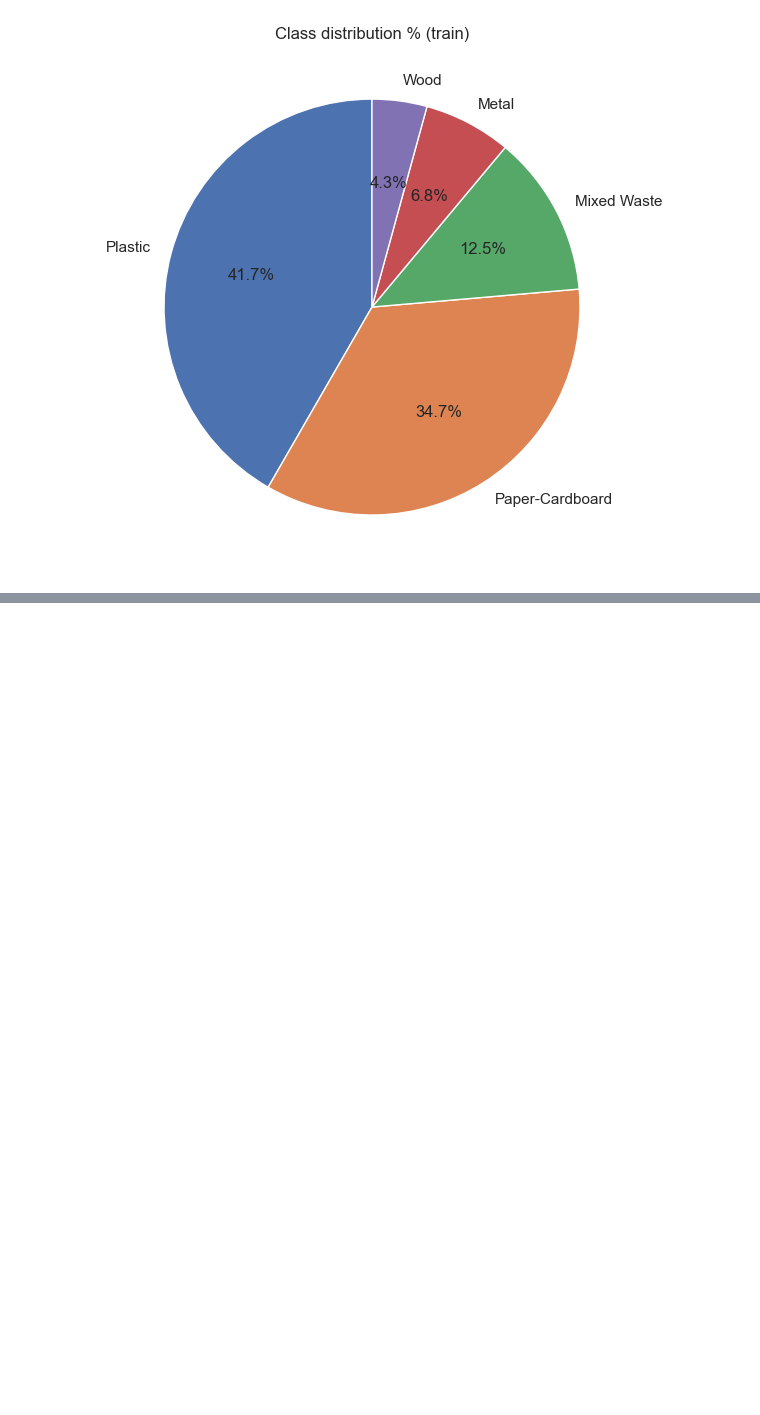
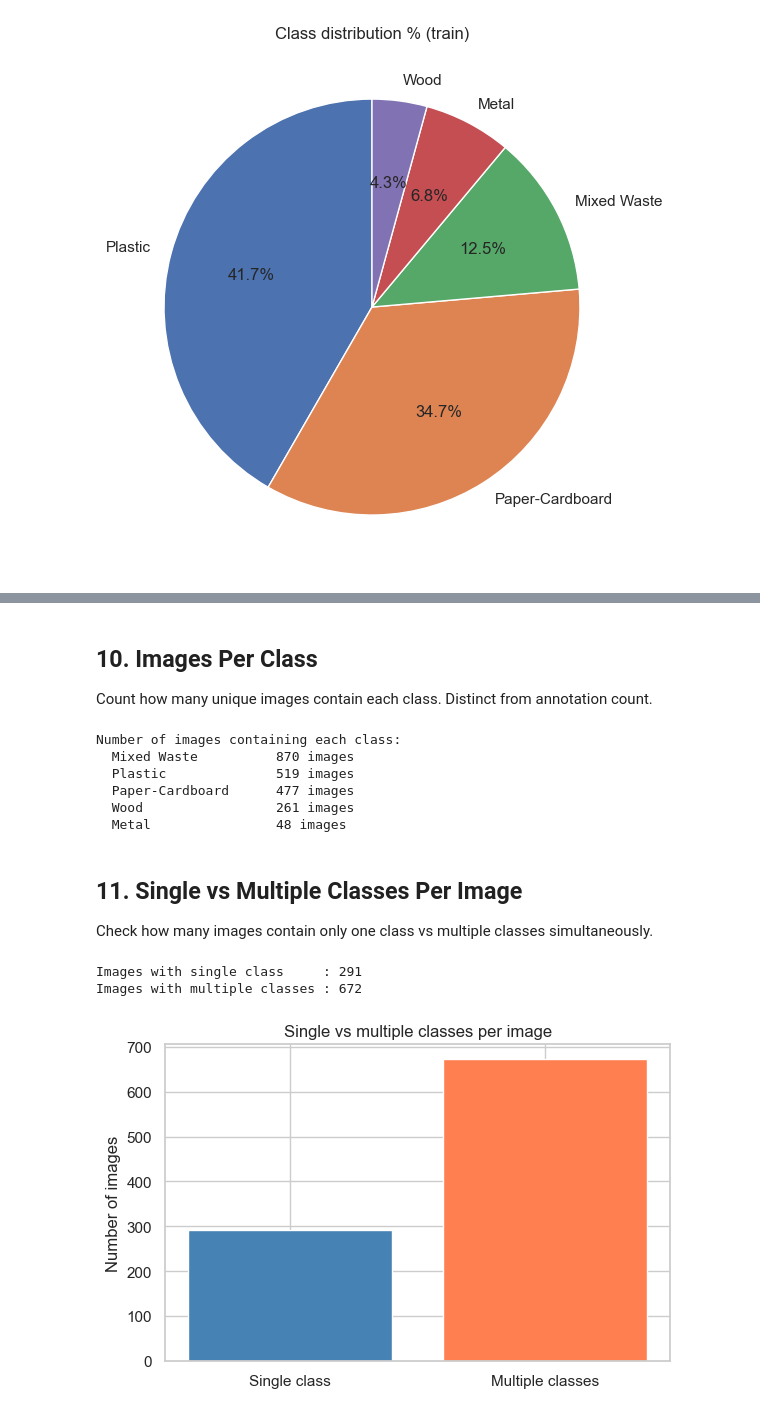
Before and after one commit to BhumipatSaengduan/industrial-waste-intelligence, a Jupyter notebook: notebooks/01_eda.ipynb, the cells around one changed output, grey strips where cells are left out. Saved outputs shown, nothing was run; the diff lists cells and outputs as text; code cells hidden in the pictures; blank space fills up the shorter version.

```diff
--- a/notebooks/01_eda.ipynb
+++ b/notebooks/01_eda.ipynb
@@ -206,0 +269,46 @@ Fill in findings after running all cells above.
+# %% [markdown]
+## 10. Images Per Class
+Count how many unique images contain each class. Distinct from annotation count.
+# %%
+# Count unique images containing each class
+images_per_class = {}
+for cls in cat_map.values():
+    if cls == 'wastes':
+        continue
+    count = df[df['class_name'] == cls]['image_id'].nunique()
+    images_per_class[cls] = count
+
+print('Number of images containing each class:')
+for cls, cnt in sorted(images_per_class.items(), key=lambda x: -x[1]):
+    print(f'  {cls:<20} {cnt} images')
+# %% [output]
+Number of images containing each class:
+  Mixed Waste          870 images
+  Plastic              519 images
+  Paper-Cardboard      477 images
+  Wood                 261 images
+  Metal                48 images
+# %% [markdown]
+## 11. Single vs Multiple Classes Per Image
+Check how many images contain only one class vs multiple classes simultaneously.
+# %%
+# Check how many images have only one class vs multiple classes
+df_img_classes = df.groupby('image_id')['class_name'].nunique()
+
+single_class = (df_img_classes == 1).sum()
+multi_class  = (df_img_classes > 1).sum()
+
+print(f'Images with single class     : {single_class}')
+print(f'Images with multiple classes : {multi_class}')
+
+plt.figure(figsize=(6, 4))
+plt.bar(['Single class', 'Multiple classes'], [single_class, multi_class],
+        color=['steelblue', 'coral'], edgecolor='white')
+plt.title('Single vs multiple classes per image')
+plt.ylabel('Number of images')
+plt.tight_layout()
+plt.show()
+# %% [output]
+Images with single class     : 291
+Images with multiple classes : 672
+[figure, added]
```
Also changed, not shown: parts of 73 cells of this notebook.
